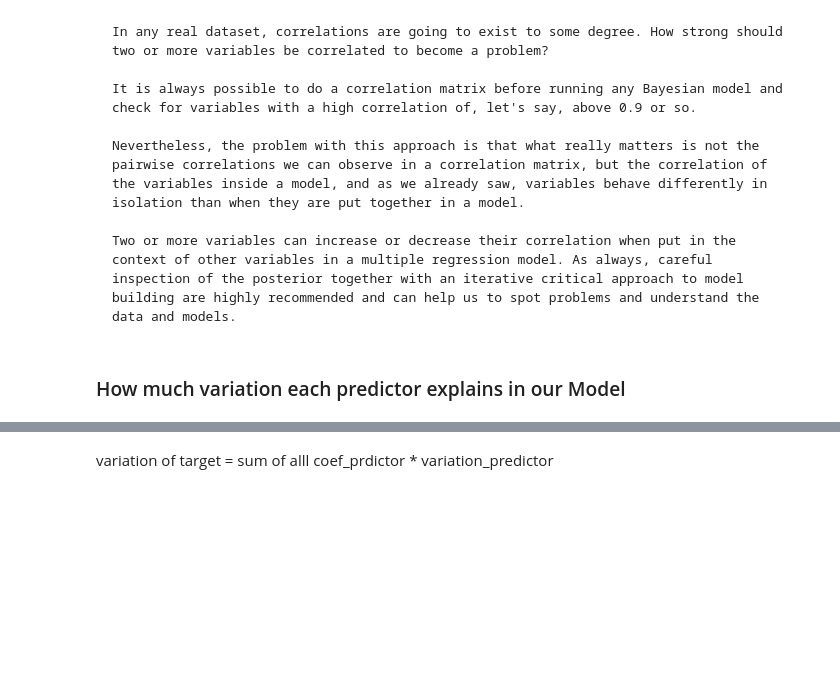
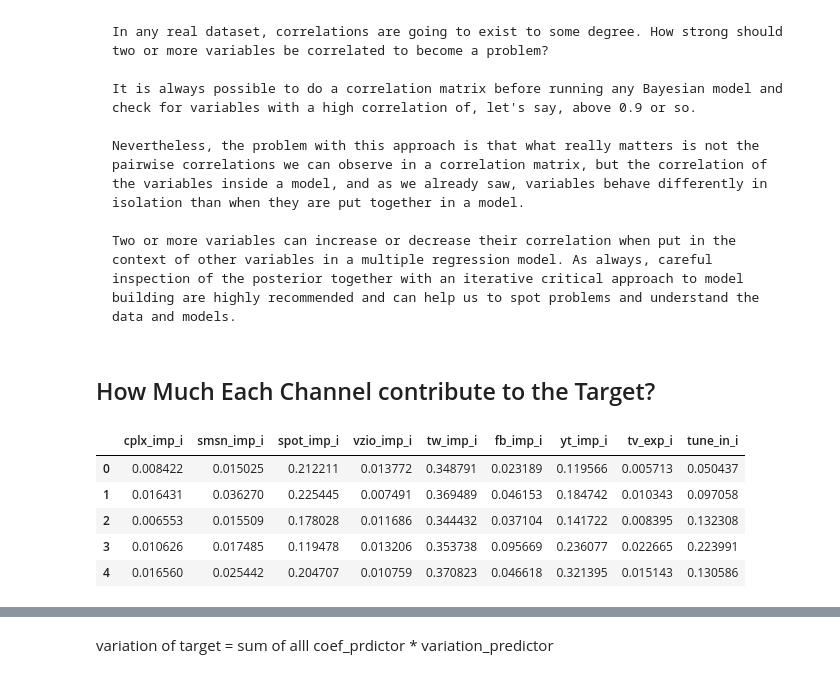
Before and after one commit to vanitoz/Bet-Awards, a Jupyter notebook: EDA_Modeling.ipynb, the cells around one changed output, grey strips where cells are left out. Drawn from its saved outputs; the diff is of its cells as text; code cells hidden in the pictures; blank space fills up the shorter version.

```diff
--- a/EDA_Modeling.ipynb
+++ b/EDA_Modeling.ipynb
@@ -520,7 +515,16 @@ Results interpretation:
 
     Two or more variables can increase or decrease their correlation when put in the context of other variables in a multiple regression model. As always, careful inspection of the posterior together with an iterative critical approach to model building are highly recommended and can help us to spot problems and understand the data and models.
 # %% [markdown]
-### How much variation each predictor explains in our Model
+## How Much Each Channel contribute to the Target?
+# %%
+data.head()
+# %% [output]
+|  | cplx_imp_i | smsn_imp_i | spot_imp_i | vzio_imp_i | tw_imp_i | fb_imp_i | yt_imp_i | tv_exp_i | tune_in_i |
+| 0 | 0.008422 | 0.015025 | 0.212211 | 0.013772 | 0.348791 | 0.023189 | 0.119566 | 0.005713 | 0.050437 |
+| 1 | 0.016431 | 0.036270 | 0.225445 | 0.007491 | 0.369489 | 0.046153 | 0.184742 | 0.010343 | 0.097058 |
+| 2 | 0.006553 | 0.015509 | 0.178028 | 0.011686 | 0.344432 | 0.037104 | 0.141722 | 0.008395 | 0.132308 |
+| 3 | 0.010626 | 0.017485 | 0.119478 | 0.013206 | 0.353738 | 0.095669 | 0.236077 | 0.022665 | 0.223991 |
+| 4 | 0.016560 | 0.025442 | 0.204707 | 0.010759 | 0.370823 | 0.046618 | 0.321395 | 0.015143 | 0.130586 |
 # %%
 model_formula = 'tune_in_i = '
 for variable in trace_normal_glm.varnames[:-2]:
```
Also changed, not shown: parts of 37 cells of this notebook, 1 other file.
